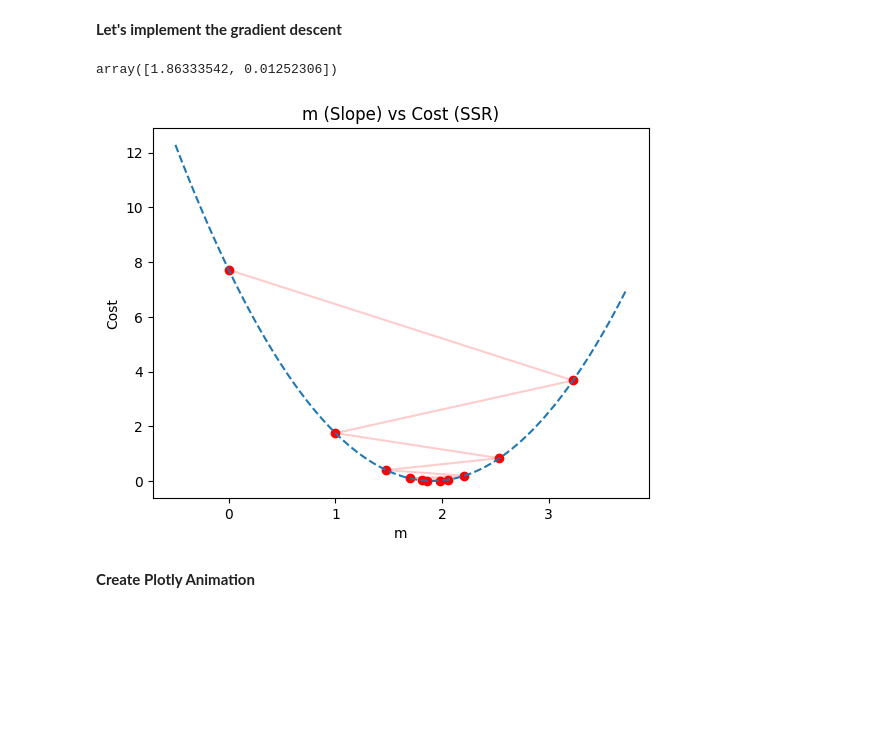
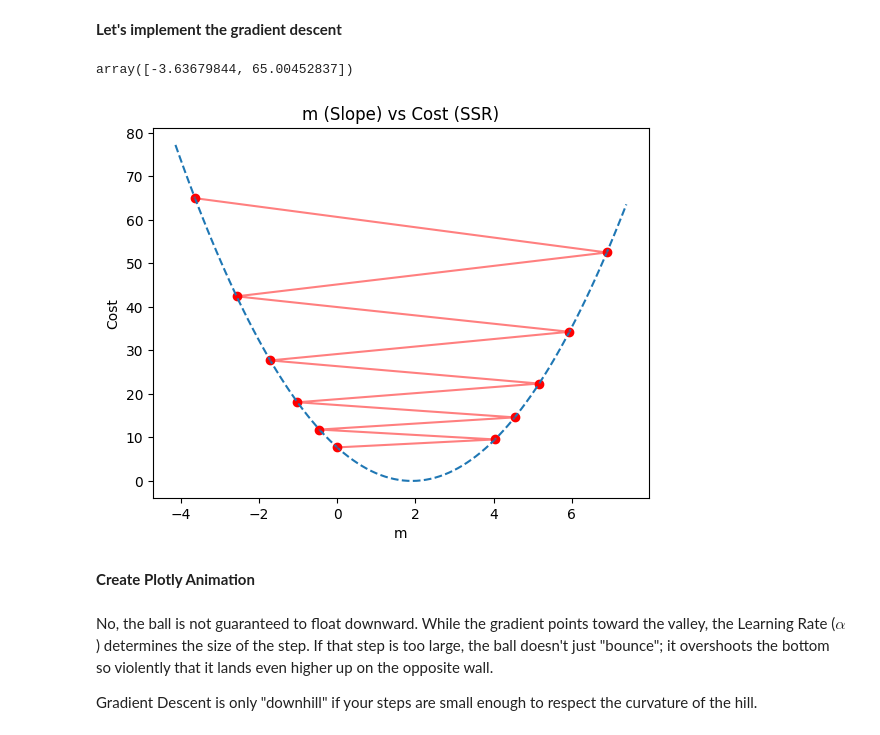
Before and after one commit to k26rahul/dl-and-genai, a Jupyter notebook: week-1/gradient-descent.ipynb, the cells around one changed output. Cells and saved outputs as stored; diff of their text form; code cells hidden in the pictures; blank space fills up the shorter version.

```diff
--- a/week-1/gradient-descent.ipynb
+++ b/week-1/gradient-descent.ipynb
@@ -195,7 +195,7 @@ def grad(m):
 # %%
 m = 0  # Model parameter
 epochs = 10  # How many iterations
-alpha = 0.4  # Learning rate
+alpha = 0.5  # Learning rate
 history = [(m, cost(m))]
 
 for _ in range(epochs):
@@ -207,20 +207,20 @@ for _ in range(epochs):
 history = np.array(history)
 history[-1]
 # %% [output]
-array([1.86333542, 0.01252306])
+array([-3.63679844, 65.00452837])
 # %%
 # Create a range of m values slightly wider than our history to show the full curve
 m_values = np.linspace(min(history[:, 0]) - 0.5, max(history[:, 0]) + 0.5, 100)
 cost_values = [np.sum((y - m*x) ** 2) for m in m_values]
 
 _ = plt.plot(m_values, cost_values, linestyle='--', label='Cost Curve')
 _ = plt.scatter(history[:, 0], history[:, 1], color='red', label='Current Step')
-_ = plt.plot(history[:, 0], history[:, 1], color='red', alpha=0.2)  # Path of red dots
+_ = plt.plot(history[:, 0], history[:, 1], color='red', alpha=0.5)  # Path of red dots
 _ = plt.title('m (Slope) vs Cost (SSR)')
 _ = plt.xlabel('m')
 _ = plt.ylabel('Cost')
 # %% [output]
-[figure, old version]
+[figure, new version]
 # %% [markdown]
 **Create Plotly Animation**
 # %%
@@ -276,3 +276,7 @@ fig.update_layout(
         ]
     )]
 )
+# %% [markdown]
+No, the ball is not guaranteed to float downward. While the gradient points toward the valley, the Learning Rate ($\alpha$) determines the size of the step. If that step is too large, the ball doesn't just "bounce"; it overshoots the bottom so violently that it lands even higher up on the opposite wall.
+
+Gradient Descent is only "downhill" if your steps are small enough to respect the curvature of the hill.
```
Also changed, not shown: parts of 1 cell of this notebook.
